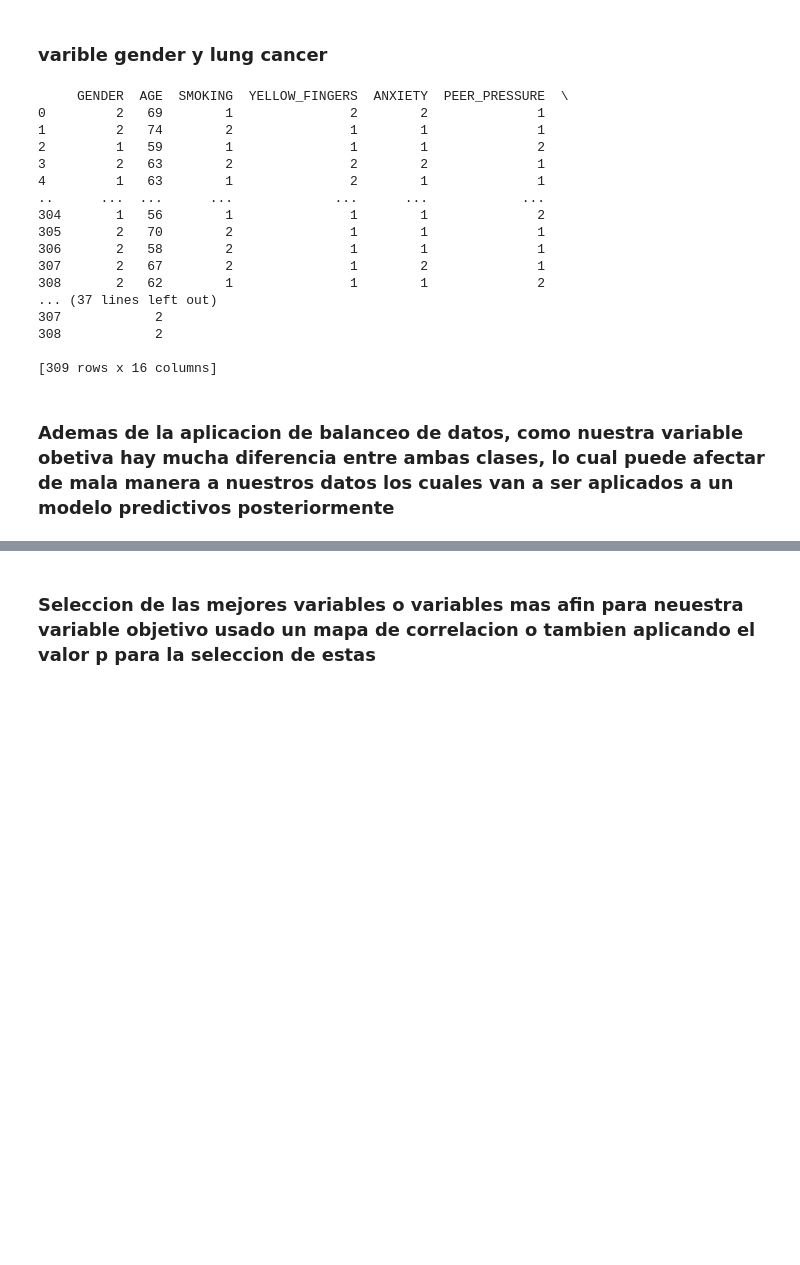
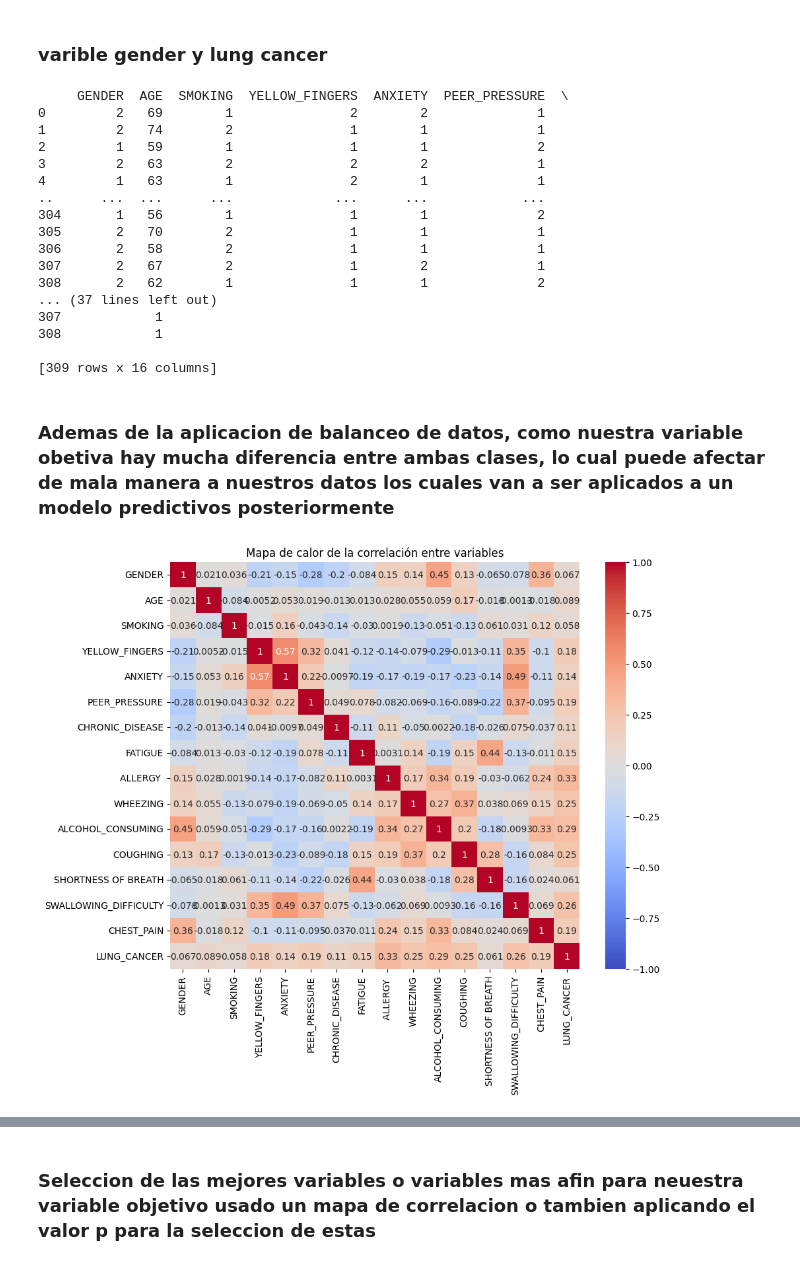
Before and after one commit to leandruko/lung-cancer, a Jupyter notebook: lung_cancer.ipynb, the cells around one changed output, grey strips where cells are left out. Saved outputs shown, nothing was run; the diff lists cells and outputs as text; code cells hidden in the pictures; blank space fills up the shorter version.

```diff
--- a/lung_cancer.ipynb
+++ b/lung_cancer.ipynb
@@ -643,7 +643,7 @@ df = df.rename(columns={'CHEST PAIN': 'CHEST_PAIN'})
 # %%
 # Usando replace para realizar la conversión
 df['GENDER'] = df['GENDER'].replace({'M': 2, 'F': 1})
-df['LUNG_CANCER'] = df['LUNG_CANCER'].replace({'YES': 2, 'NO': 1})
+df['LUNG_CANCER'] = df['LUNG_CANCER'].replace({'YES': 1, 'NO': 0})
 
 print(df)
 # %% [output]
@@ -660,9 +660,23 @@ print(df)
 307       2   67        2               1        2              1
 308       2   62        1               1        1              2
 ... (37 lines left out)
-307            2
-308            2
+307            1
+308            1
 
 [309 rows x 16 columns]
 # %% [markdown]
 ### Ademas de la aplicacion de balanceo de datos, como nuestra variable obetiva hay mucha diferencia entre ambas clases, lo cual puede afectar de mala manera a nuestros datos los cuales van a ser aplicados a un modelo predictivos posteriormente
+# %%
+# Crear un subset de solo las variables numéricas
+numerical_df = df.select_dtypes(include=['int64', 'float64','boolean'])
+
+# Calcular la matriz de correlación
+corr_matrix = numerical_df.corr()
+
+# Generar el mapa de calor
+plt.figure(figsize=(10, 8))
+sns.heatmap(corr_matrix, annot=True, cmap='coolwarm', vmin=-1, vmax=1)
+plt.title('Mapa de calor de la correlación entre variables')
+plt.show()
+# %% [output]
+[figure, added]
```
Also changed, not shown: parts of 1 cell of this notebook.
